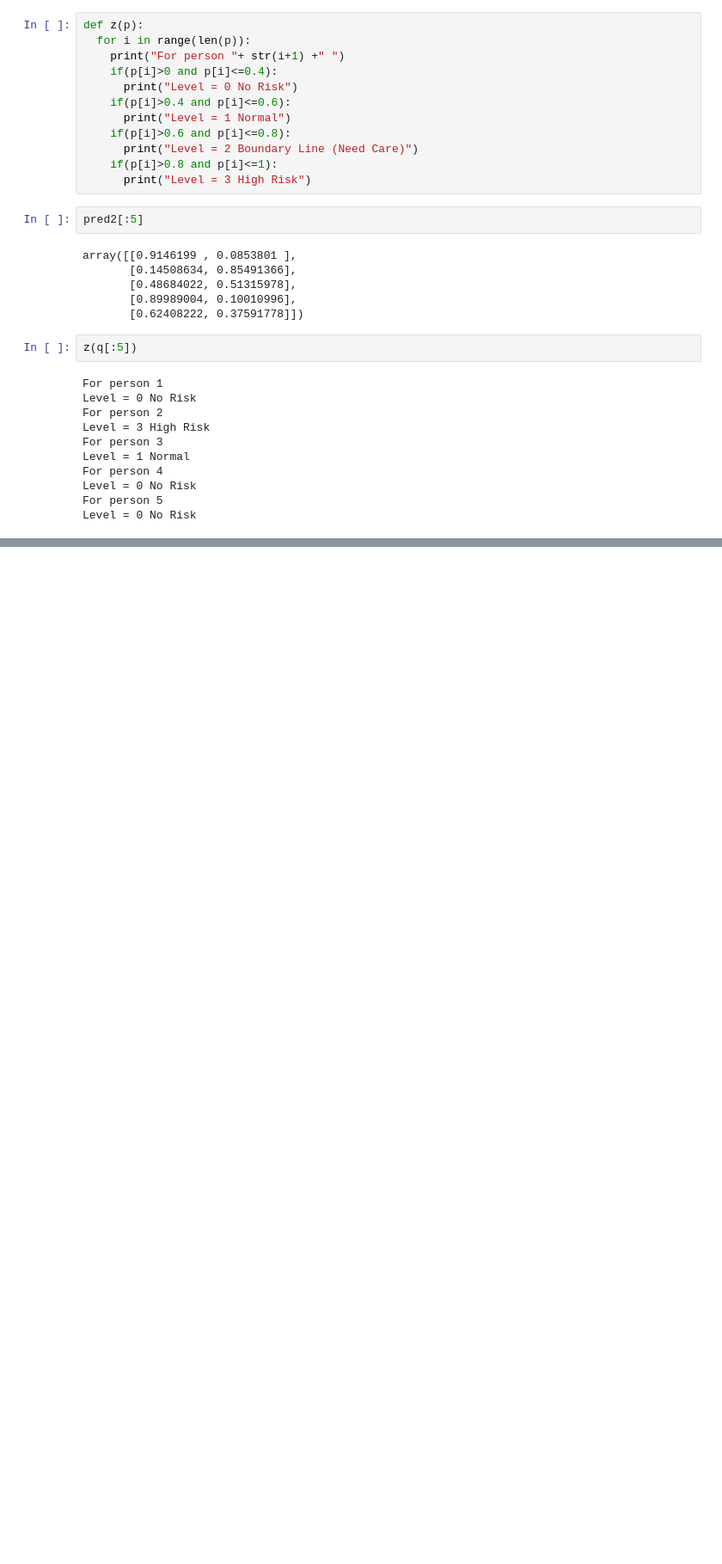
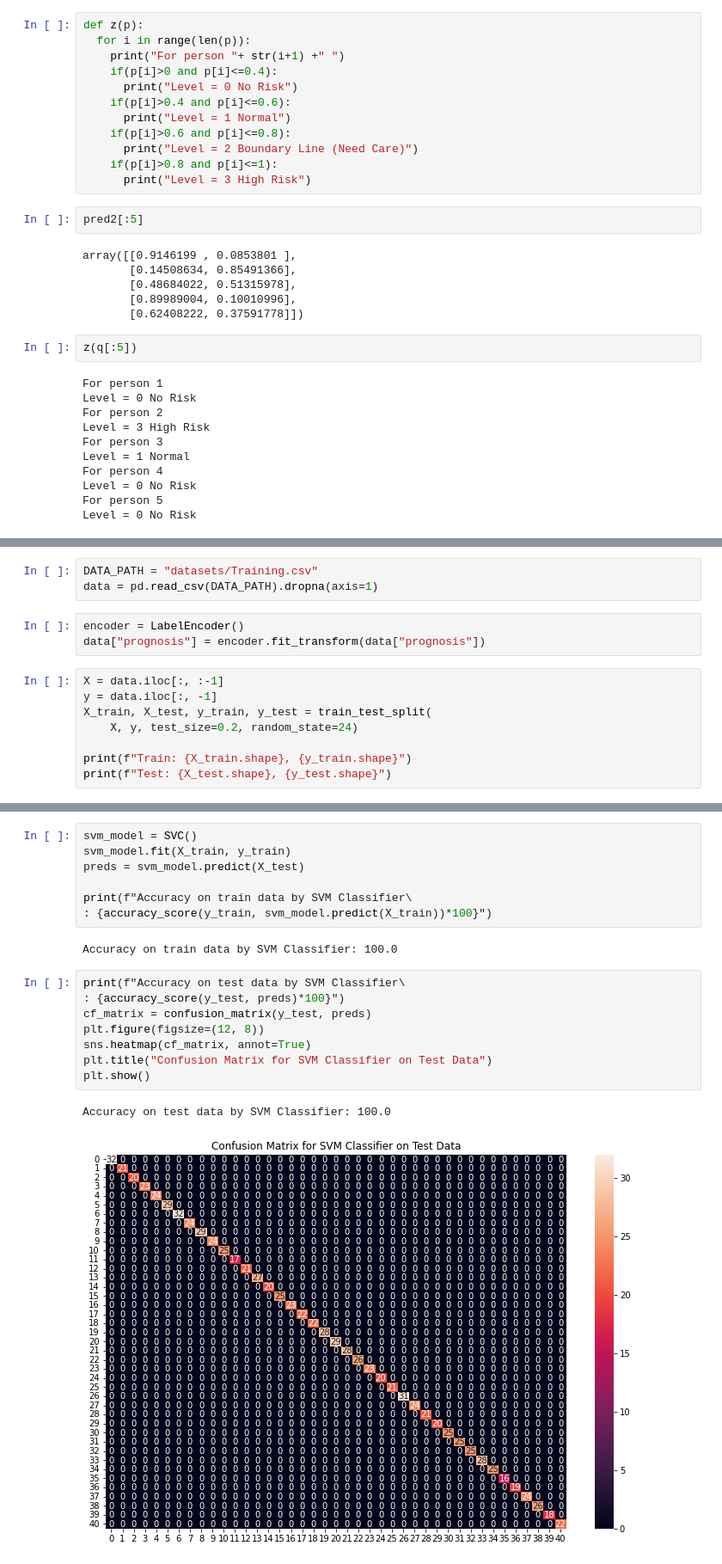
Before and after one commit to shivamk2406/rufine-major, a Jupyter notebook: diabetes/Diabetes (1).ipynb, the cells around one changed output, grey strips where cells are left out. Shown: that part at 86% size. Saved outputs shown, nothing was run; the diff lists cells and outputs as text; blank space fills up the shorter version.

Commit message:
Added Model For Symptoms

```diff
--- a/diabetes/Diabetes (1).ipynb
+++ b/diabetes/Diabetes (1).ipynb
@@ -105,0 +118,14 @@ Level = 0 No Risk
+# %%
+DATA_PATH = "datasets/Training.csv"
+data = pd.read_csv(DATA_PATH).dropna(axis=1)
+# %%
+encoder = LabelEncoder()
+data["prognosis"] = encoder.fit_transform(data["prognosis"])
+# %%
+X = data.iloc[:, :-1]
+y = data.iloc[:, -1]
+X_train, X_test, y_train, y_test = train_test_split(
+    X, y, test_size=0.2, random_state=24)
+
+print(f"Train: {X_train.shape}, {y_train.shape}")
+print(f"Test: {X_test.shape}, {y_test.shape}")
@@ -105,0 +167,20 @@ Level = 0 No Risk
+# %%
+svm_model = SVC()
+svm_model.fit(X_train, y_train)
+preds = svm_model.predict(X_test)
+
+print(f"Accuracy on train data by SVM Classifier\
+: {accuracy_score(y_train, svm_model.predict(X_train))*100}")
+# %% [output]
+Accuracy on train data by SVM Classifier: 100.0
+# %%
+print(f"Accuracy on test data by SVM Classifier\
+: {accuracy_score(y_test, preds)*100}")
+cf_matrix = confusion_matrix(y_test, preds)
+plt.figure(figsize=(12, 8))
+sns.heatmap(cf_matrix, annot=True)
+plt.title("Confusion Matrix for SVM Classifier on Test Data")
+plt.show()
+# %% [output]
+Accuracy on test data by SVM Classifier: 100.0
+[figure, added]
```
Also changed, not shown: parts of 20 cells of this notebook, 9 other files.
